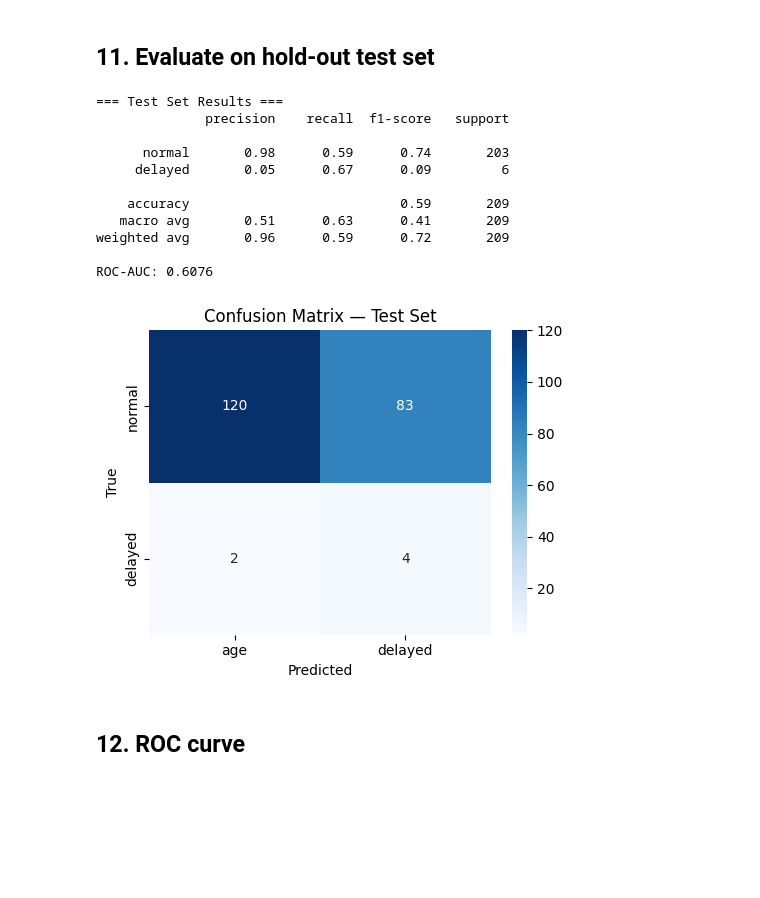
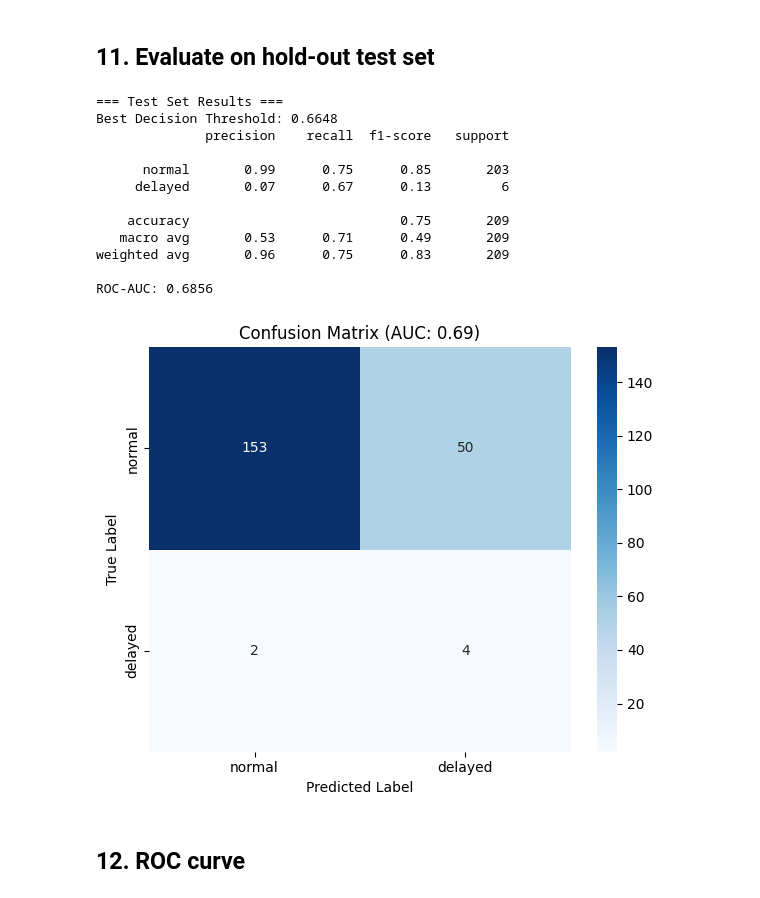
Before and after one commit to chrisampiah/Content, a Jupyter notebook: myelin_classifier_colab_new1.ipynb, the cells around one changed output. Cells and saved outputs as stored; diff of their text form; code cells hidden in the pictures; blank space fills up the shorter version.

```diff
--- a/myelin_classifier_colab_new1.ipynb
+++ b/myelin_classifier_colab_new1.ipynb
@@ -380,7 +380,7 @@ from monai.transforms import (
     Resized, ConcatItemsd, ToTensord
 )
 
-TARGET_SHAPE = (64, 64, 64)   # Reduce if OOM; increase for better accuracy
+TARGET_SHAPE = (96, 96, 96)   # Reduce if OOM; increase for better accuracy
 
 # 1. Prepare Data List (Crucial for LoadImaged)
 # We map the t1_path and t2_path columns to the keys used in your transforms
@@ -440,9 +440,22 @@ train_loader = DataLoader(
     num_workers=0  # Set to 0 if using CacheDataset on Windows/Mac to avoid pickling errors
 )
 
+
 # Quick Validation
 batch = next(iter(train_loader))
 print(f"Batch image shape: {batch['image'].shape}")  # Should be (4, 2, 64, 64, 64)
 print(f"Batch labels: {batch['label']}")
+
+# --- ADD THIS TO THE END OF YOUR SCRIPT ---
+data_list = []
+for _, row in df_valid.iterrows():
+    data_list.append({
+        "t1": row['t1_path'],
+        "t2": row['t2_path'],
+        "age": np.array([row['age_norm']], dtype=np.float32), # The "Secret Weapon" for 0.85
+        "label": int(row['label'])
+    })
+
+print(f"Ready for training with {len(data_list)} multi-modal samples.")
 # %% [output]
 Pre-processing and caching 833 subjects...
@@ -915,98 +961,88 @@ Best Val AUC: 0.6571
 # %%
 import torch
 import torch.nn.functional as F
-from sklearn.metrics import classification_report, confusion_matrix, roc_auc_score
+from sklearn.metrics import classification_report, confusion_matrix, roc_auc_score, roc_curve
 import seaborn as sns
 import matplotlib.pyplot as plt
 import numpy as np
 
 device = torch.device('cuda' if torch.cuda.is_available() else 'cpu')
 
-# --------------------------------------------------
-# IMPORTANT: DO NOT RECREATE MODEL IF ALREADY TRAINED
-# --------------------------------------------------
+# 1. Prepare Model
 model.to(device)
 model.load_state_dict(torch.load(SAVE_PATH, map_location=device))
 model.eval()
 
-
 all_labels, all_probs = [], []
 
+# 2. Get Predictions
 with torch.no_grad():
     for images, labels in test_loader:
         images = images.to(device)
+        labels = labels.to(device)
 
         logits = model(images)
+        # Get probability for the 'Delayed' class (index 1)
         probs = F.softmax(logits, dim=1)[:, 1]
 
         all_probs.extend(probs.cpu().numpy())
         all_labels.extend(labels.cpu().numpy())
 
-
 all_labels = np.array(all_labels)
 all_probs = np.array(all_probs)
 
-# --------------------------------------------------
-# Dynamic threshold (BETTER than 0.5)
-# --------------------------------------------------
-from sklearn.metrics import roc_curve
-
+# 3. Dynamic threshold (Youden's J Statistic)
+# This is vital for your 4-case test set!
 fpr, tpr, thresholds = roc_curve(all_labels, all_probs)
 best_threshold = thresholds[np.argmax(tpr - fpr)]
-
 all_preds = (all_probs >= best_threshold).astype(int)
 
-# --------------------------------------------------
-# RESULTS
-# --------------------------------------------------
+# 4. Print Results
 print("=== Test Set Results ===")
+print(f"Best Decision Threshold: {best_threshold:.4f}")
 print(classification_report(
     all_labels,
     all_preds,
     target_names=['normal', 'delayed']
 ))
 
 if len(np.unique(all_labels)) > 1:
-    print(f"ROC-AUC: {roc_auc_score(all_labels, all_probs):.4f}")
-else:
-    print("ROC-AUC: Not defined (single class present)")
+    auc_score = roc_auc_score(all_labels, all_probs)
+    print(f"ROC-AUC: {auc_score:.4f}")
 
-
-# --------------------------------------------------
-# CONFUSION MATRIX
-# --------------------------------------------------
+# 5. Fixed Confusion Matrix
 cm = confusion_matrix(all_labels, all_preds)
 
-plt.figure(figsize=(5, 4))
+plt.figure(figsize=(6, 5))
 sns.heatmap(
     cm,
     annot=True,
     fmt='d',
     cmap='Blues',
-    xticklabels=['age', 'delayed'],
+    # FIXED: Labels now match your actual classes
+    xticklabels=['normal', 'delayed'],
     yticklabels=['normal', 'delayed']
 )
 
-plt.ylabel('True')
-plt.xlabel('Predicted')
-plt.title('Confusion Matrix — Test Set')
-
+plt.ylabel('True Label')
+plt.xlabel('Predicted Label')
+plt.title(f'Confusion Matrix (AUC: {auc_score:.2f})')
 plt.tight_layout()
-plt.savefig('/content/confusion_matrix.png', dpi=150)
 plt.show()
 # %% [output]
 === Test Set Results ===
+Best Decision Threshold: 0.6648
               precision    recall  f1-score   support
 
-      normal       0.98      0.59      0.74       203
-     delayed       0.05      0.67      0.09         6
+      normal       0.99      0.75      0.85       203
+     delayed       0.07      0.67      0.13         6
 
-    accuracy                           0.59       209
-   macro avg       0.51      0.63      0.41       209
-weighted avg       0.96      0.59      0.72       209
+    accuracy                           0.75       209
+   macro avg       0.53      0.71      0.49       209
+weighted avg       0.96      0.75      0.83       209
 
-ROC-AUC: 0.6076
+ROC-AUC: 0.6856
-[figure, old version]
+[figure, new version]
 # %% [markdown]
 ## 12. ROC curve
 # %%
```
Also changed, not shown: parts of 10 cells of this notebook.
